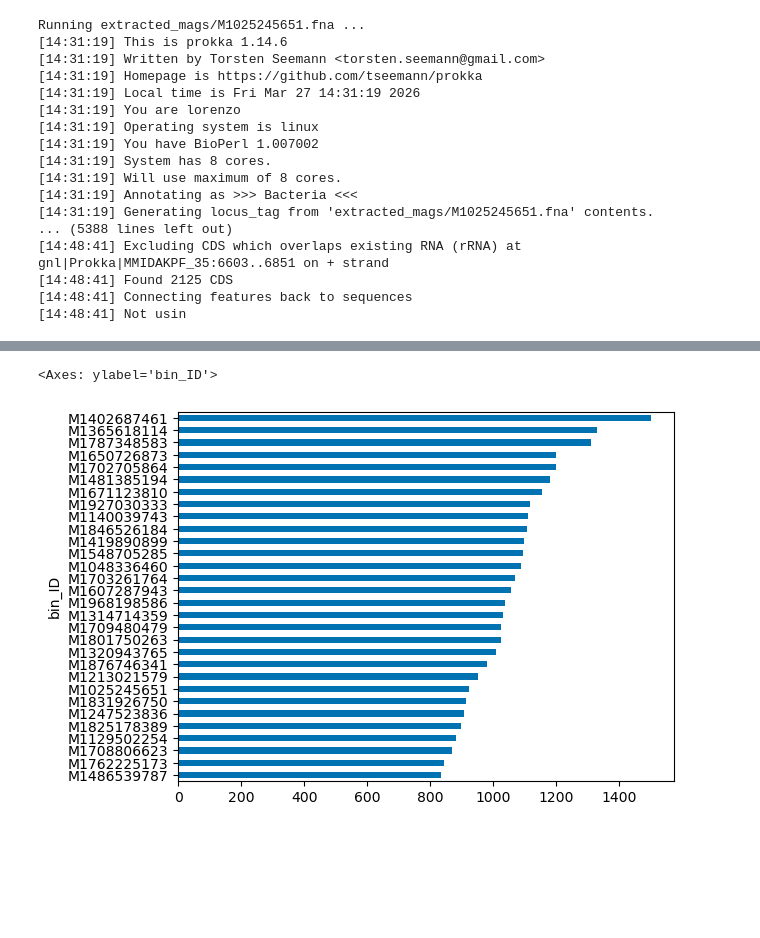
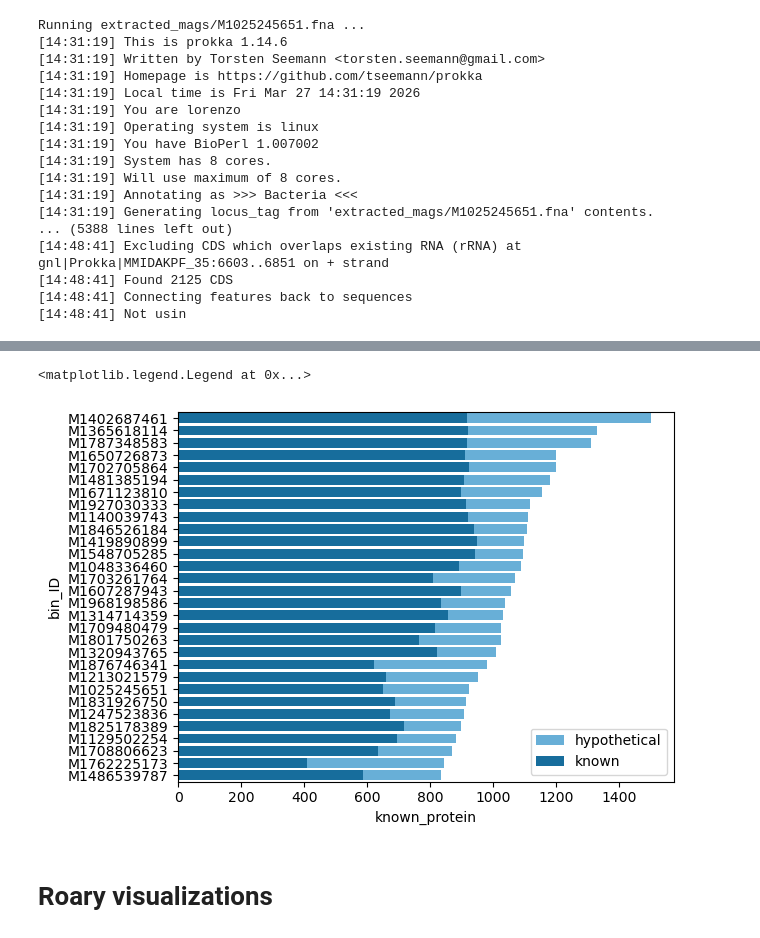
Before and after one commit to GentleHoney/Genomics_Project, a Jupyter notebook: proj_tmp.ipynb, the cells around one changed output, grey strips where cells are left out. Drawn from its saved outputs; the diff is of its cells as text; code cells hidden in the pictures; blank space fills up the shorter version.

```diff
--- a/proj_tmp.ipynb
+++ b/proj_tmp.ipynb
@@ -291,5 +359,14 @@ CDS_stats=prokka_stats(project_dir)
 # %%
-CDS_stats.loc[CDS_stats['product']=='hypothetical protein'].groupby(['bin_ID'])['product'].count().sort_values().plot.barh()
+product_df=CDS_stats.loc[CDS_stats['product']=='hypothetical protein'].groupby(['bin_ID'])['product'].count().sort_values(ascending=False).to_frame(name='hyp_protein')
+product_df['known_protein']=CDS_stats.loc[CDS_stats['product']!='hypothetical protein'].groupby('bin_ID')['product'].count()
-# %% [output]
-<Axes: ylabel='bin_ID'>
-[figure, removed]
+# %%
+fig,ax = plt.subplots()
+sns.barplot(product_df,y=product_df.index,x='hyp_protein',color=sns.color_palette('colorblind')[9],orient='h',label='hypothetical')
+sns.barplot(product_df,y=product_df.index,x='known_protein',color=sns.color_palette('colorblind')[0],orient='h',label='known')
+
+ax.legend()
+# %% [output]
+<matplotlib.legend.Legend at 0x...>
+[figure, added]
+# %% [markdown]
+# Roary visualizations
```
Also changed, not shown: parts of 12 cells of this notebook, 17 other files.
